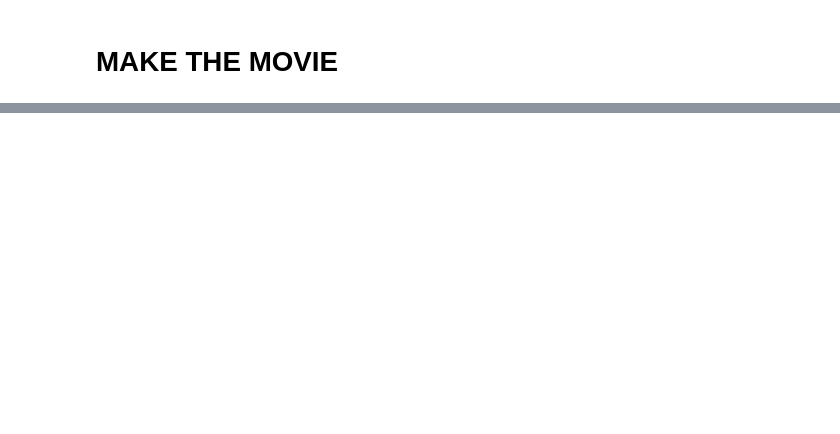
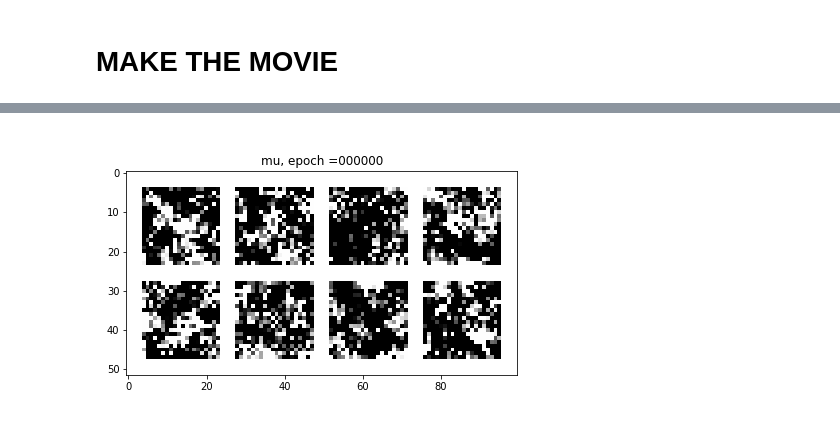
Before and after one commit to dalessioluca/GP, a Jupyter notebook: coarsening_bc_gp_prior.ipynb, the cells around one changed output, grey strips where cells are left out. Cells and saved outputs as stored; diff of their text form; code cells hidden in the pictures; blank space fills up the shorter version.

```diff
--- a/coarsening_bc_gp_prior.ipynb
+++ b/coarsening_bc_gp_prior.ipynb
@@ -405,9 +505,12 @@ def show_frame_all(n):
         pass
 # %%
 a=show_frame_mu(0)
-b=show_frame_mu(50)
-c=show_frame_mu(100)
-display(a,b,c)
+display(a)
+#b=show_frame_mu(50)
+#c=show_frame_mu(100)
+#display(a,b,c)
+# %% [output]
+[figure, added]
 # %%
 a=show_frame_sigma(0)
 b=show_frame_sigma(50)
```
Also changed, not shown: parts of 18 cells of this notebook, 6 other files.
